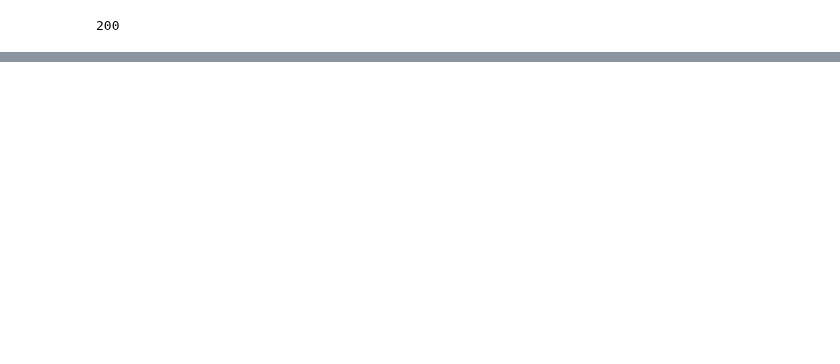
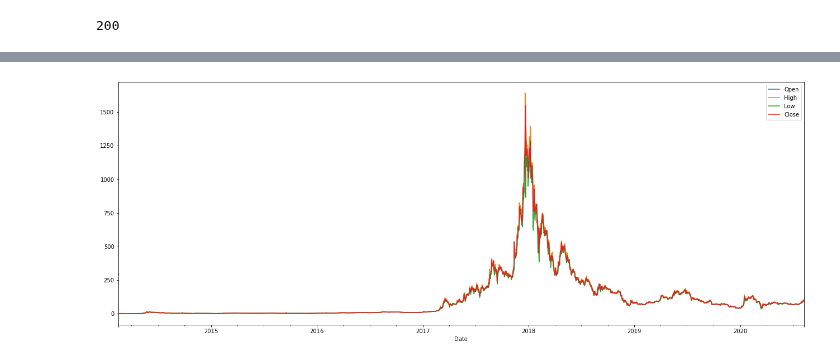
Before and after one commit to juan-ivan-NV/Btc_trading, a Jupyter notebook: data_extraction/Full_program_data_extraction_by_day.ipynb, the cells around one changed output, grey strips where cells are left out. Cells and saved outputs as stored; diff of their text form; code cells hidden in the pictures; blank space fills up the shorter version.

Commit message:
function to extract dayli data ready

```diff
--- a/data_extraction/Full_program_data_extraction_by_day.ipynb
+++ b/data_extraction/Full_program_data_extraction_by_day.ipynb
@@ -145,0 +137,2 @@ bitcoin
+# %%
+my_coin = get_data(coins_available)
@@ -145,0 +183,5 @@ bitcoin
+# %%
+my_coin_graph = my_coin.set_index('Date')
+_ = my_coin_graph[['Open','High','Low','Close']].plot(figsize=(22, 8))
+# %% [output]
+[figure, added]
```
Also changed, not shown: parts of 11 cells of this notebook.
